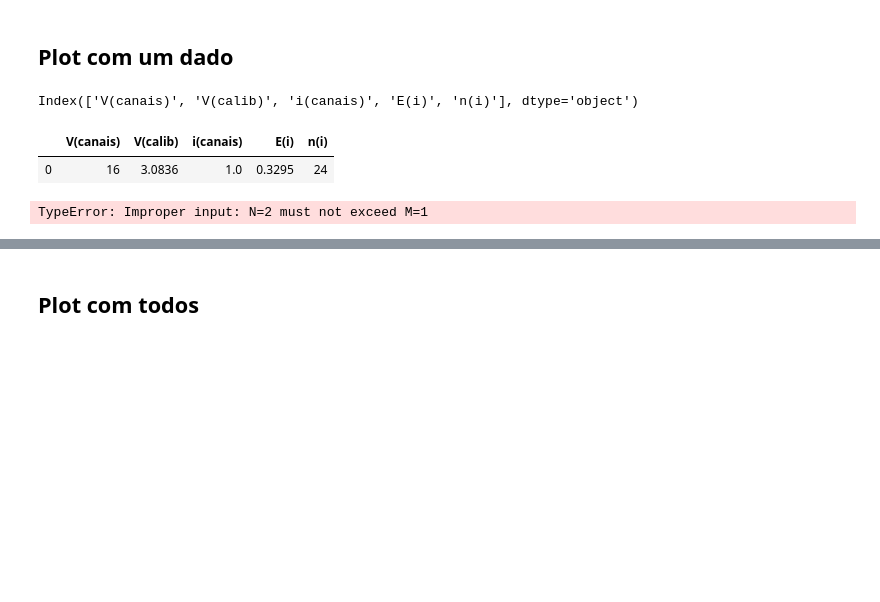
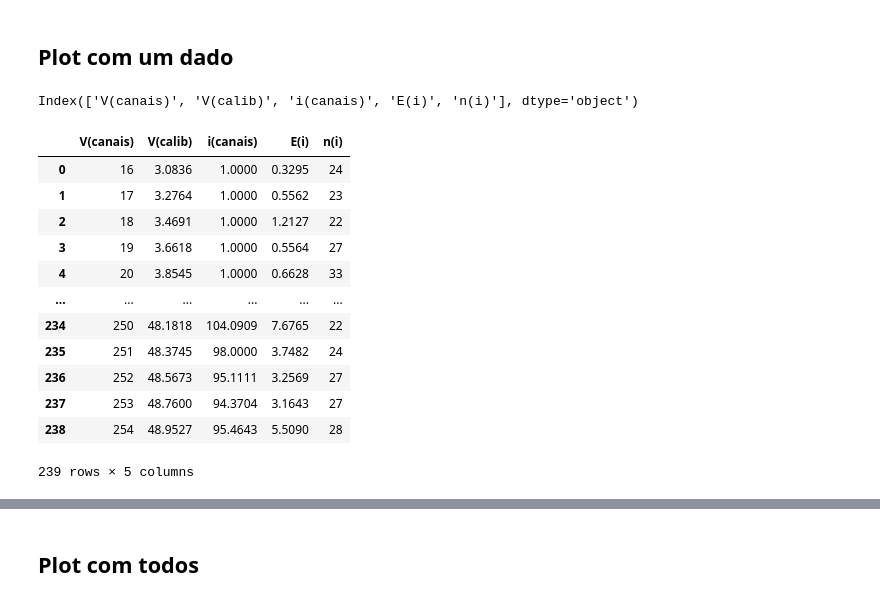
Before and after one commit to HBuenoo/IFUSP, a Jupyter notebook: Lab 5/Experimento 1 - Franck Hertz/Franck Hertz.ipynb, the cells around one changed output, grey strips where cells are left out. Drawn from its saved outputs; the diff is of its cells as text; code cells hidden in the pictures; blank space fills up the shorter version.

```diff
--- a/Lab 5/Experimento 1 - Franck Hertz/Franck Hertz.ipynb
+++ b/Lab 5/Experimento 1 - Franck Hertz/Franck Hertz.ipynb
@@ -56,24 +56,31 @@ data = pd.read_csv('./Dados/FH2_166b.csv', sep = ";", decimal=",", index_col=Fal
 #    data = data[data.iloc[:, 2] > 0]
 #    data = data[data.iloc[:, 2] < 15]
 # %%
-x = data[data.columns[1]]
-y = data[data.columns[2]]
 print(data.columns)
-y = data['V(calib)'].values
-x = data['V(canais)'].values
-data.head(1)
+x = data['V(calib)'].values
+y = data['i(canais)'].values
+data
 # %% [output]
 Index(['V(canais)', 'V(calib)', 'i(canais)', 'E(i)', 'n(i)'], dtype='object')
 |  | V(canais) | V(calib) | i(canais) | E(i) | n(i) |
-| 0 | 16 | 3.0836 | 1.0 | 0.3295 | 24 |
+| 0 | 16 | 3.0836 | 1.0000 | 0.3295 | 24 |
+| 1 | 17 | 3.2764 | 1.0000 | 0.5562 | 23 |
+| 2 | 18 | 3.4691 | 1.0000 | 1.2127 | 22 |
+| 3 | 19 | 3.6618 | 1.0000 | 0.5564 | 27 |
+| 4 | 20 | 3.8545 | 1.0000 | 0.6628 | 33 |
+| ... | ... | ... | ... | ... | ... |
+| 234 | 250 | 48.1818 | 104.0909 | 7.6765 | 22 |
+| 235 | 251 | 48.3745 | 98.0000 | 3.7482 | 24 |
+| 236 | 252 | 48.5673 | 95.1111 | 3.2569 | 27 |
+| 237 | 253 | 48.7600 | 94.3704 | 3.1643 | 27 |
+| 238 | 254 | 48.9527 | 95.4643 | 5.5090 | 28 |
+239 rows × 5 columns
 # %%
 vec_max,vec_min,tensao_max, tensao_min = acha_as_retas(x, y)
 fit=curve_fit(f=linear, xdata=tensao_max, ydata=vec_max)
 ans, cov = fit
 fit=curve_fit(f=linear, xdata=tensao_min, ydata=vec_min)
 ans1, cov2 = fit
-# %% [output]
-TypeError: Improper input: N=2 must not exceed M=1
 # %%
 xplot = np.linspace(0, 50, 200)
 trace1 = go.Scatter(
```
Also changed, not shown: parts of 4 cells of this notebook, 13 other files.
